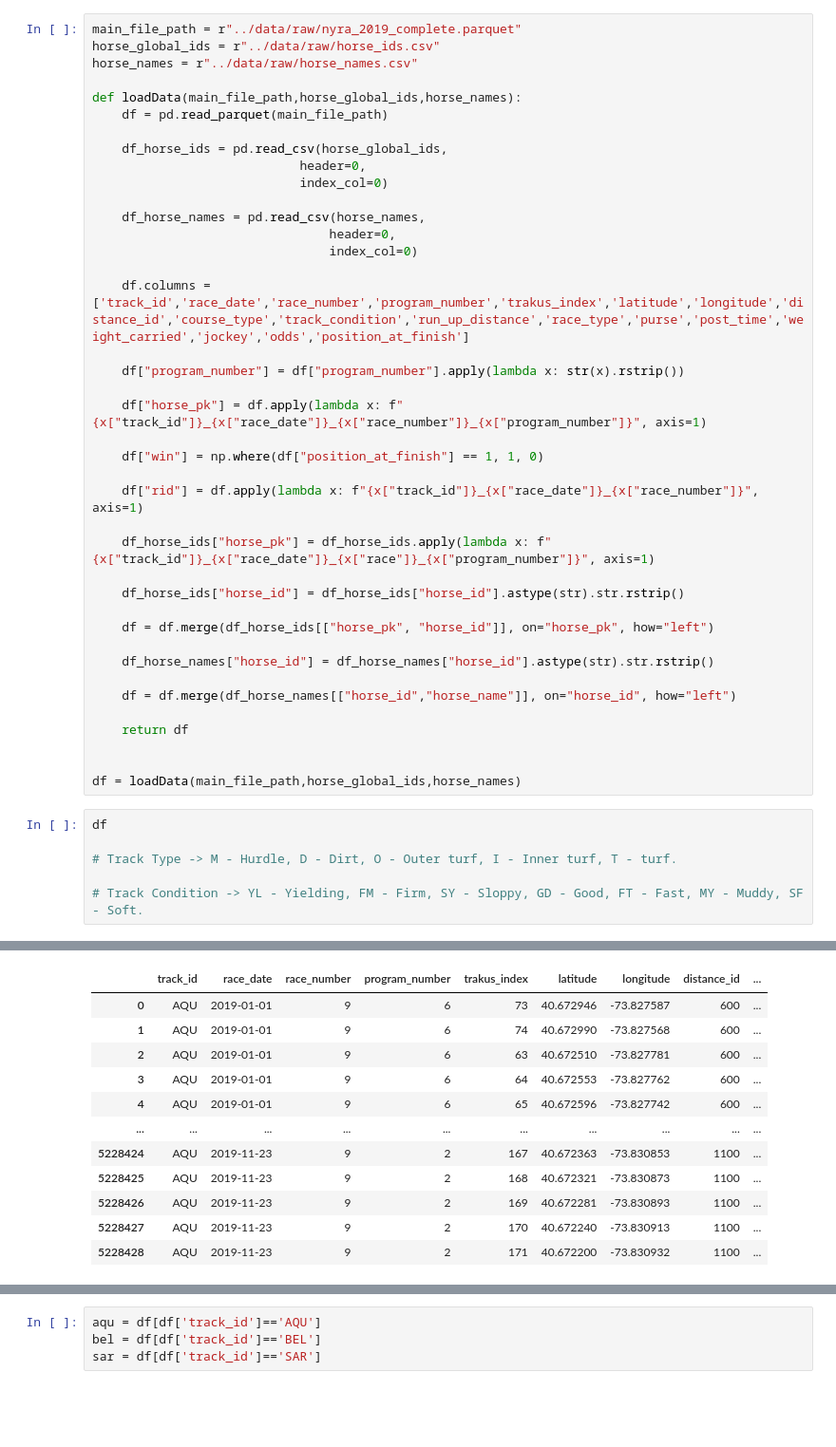
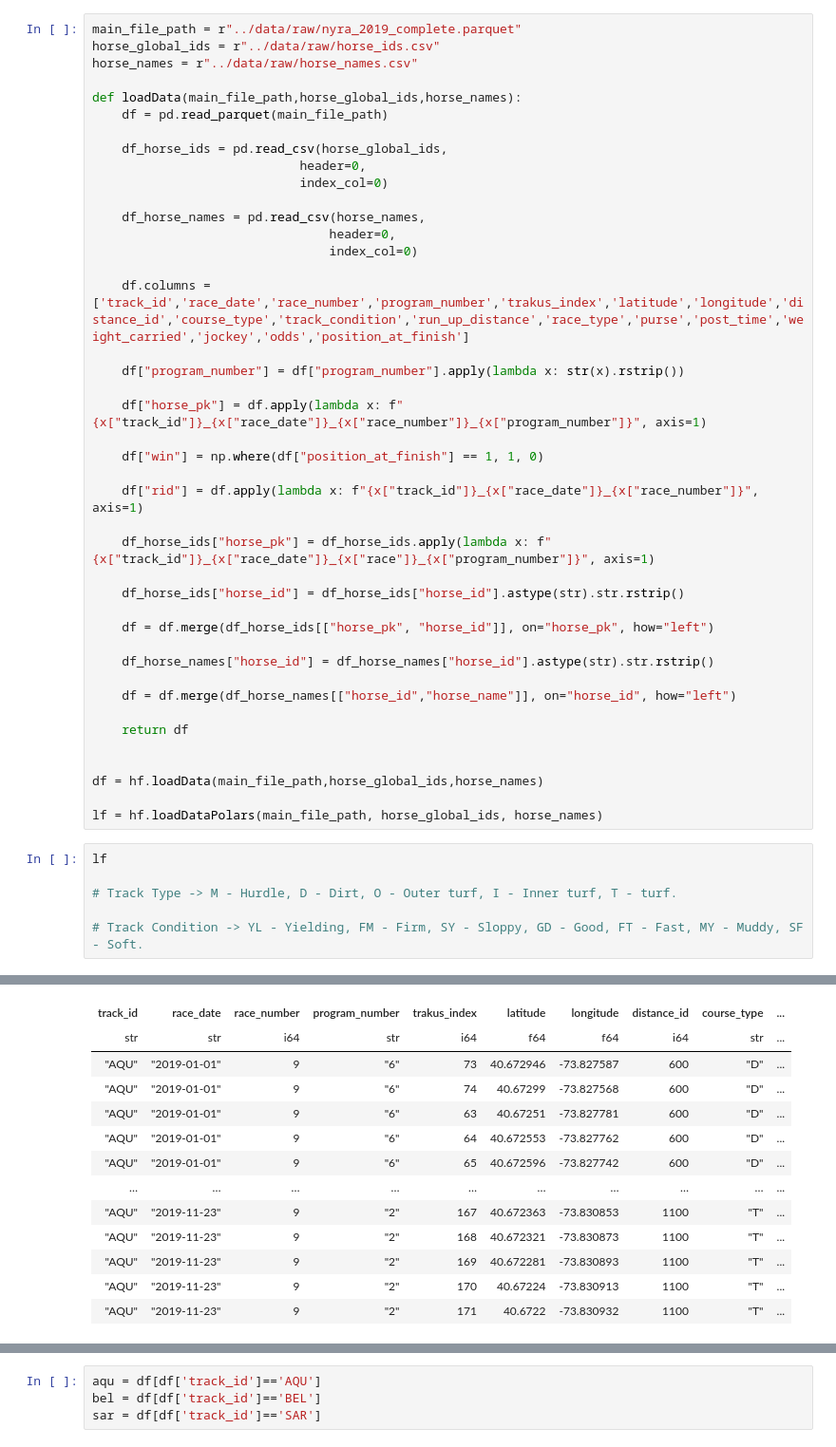
Before and after one commit to sajodajo/HorseRacing, a Jupyter notebook: notebooks/1_EDA_SJ.ipynb, the cells around one changed output, grey strips where cells are left out. Shown: that part at 95% size. Drawn from its saved outputs; the diff is of its cells as text; blank space fills up the shorter version.

```diff
--- a/notebooks/1_EDA_SJ.ipynb
+++ b/notebooks/1_EDA_SJ.ipynb
@@ -40,9 +51,11 @@ def loadData(main_file_path,horse_global_ids,horse_names):
     return df
 
 
-df = loadData(main_file_path,horse_global_ids,horse_names)
+df = hf.loadData(main_file_path,horse_global_ids,horse_names)
+
+lf = hf.loadDataPolars(main_file_path, horse_global_ids, horse_names)
 # %%
-df
+lf
 
 # Track Type -> M - Hurdle, D - Dirt, O - Outer turf, I - Inner turf, T - turf.
 
@@ -51,12 +65,13 @@ df
-|  | track_id | race_date | race_number | program_number | trakus_index | latitude | longitude | distance_id | ... |
-| 0 | AQU | 2019-01-01 | 9 | 6 | 73 | 40.672946 | -73.827587 | 600 | ... |
-| 1 | AQU | 2019-01-01 | 9 | 6 | 74 | 40.672990 | -73.827568 | 600 | ... |
-| 2 | AQU | 2019-01-01 | 9 | 6 | 63 | 40.672510 | -73.827781 | 600 | ... |
-| 3 | AQU | 2019-01-01 | 9 | 6 | 64 | 40.672553 | -73.827762 | 600 | ... |
-| 4 | AQU | 2019-01-01 | 9 | 6 | 65 | 40.672596 | -73.827742 | 600 | ... |
-| ... | ... | ... | ... | ... | ... | ... | ... | ... | ... |
-| 5228424 | AQU | 2019-11-23 | 9 | 2 | 167 | 40.672363 | -73.830853 | 1100 | ... |
-| 5228425 | AQU | 2019-11-23 | 9 | 2 | 168 | 40.672321 | -73.830873 | 1100 | ... |
-| 5228426 | AQU | 2019-11-23 | 9 | 2 | 169 | 40.672281 | -73.830893 | 1100 | ... |
-| 5228427 | AQU | 2019-11-23 | 9 | 2 | 170 | 40.672240 | -73.830913 | 1100 | ... |
-| 5228428 | AQU | 2019-11-23 | 9 | 2 | 171 | 40.672200 | -73.830932 | 1100 | ... |
+| track_id | race_date | race_number | program_number | trakus_index | latitude | longitude | distance_id | course_type | ... |
+| str | str | i64 | str | i64 | f64 | f64 | i64 | str | ... |
+| "AQU" | "2019-01-01" | 9 | "6" | 73 | 40.672946 | -73.827587 | 600 | "D" | ... |
+| "AQU" | "2019-01-01" | 9 | "6" | 74 | 40.67299 | -73.827568 | 600 | "D" | ... |
+| "AQU" | "2019-01-01" | 9 | "6" | 63 | 40.67251 | -73.827781 | 600 | "D" | ... |
+| "AQU" | "2019-01-01" | 9 | "6" | 64 | 40.672553 | -73.827762 | 600 | "D" | ... |
+| "AQU" | "2019-01-01" | 9 | "6" | 65 | 40.672596 | -73.827742 | 600 | "D" | ... |
+| … | … | … | … | … | … | … | … | … | ... |
+| "AQU" | "2019-11-23" | 9 | "2" | 167 | 40.672363 | -73.830853 | 1100 | "T" | ... |
+| "AQU" | "2019-11-23" | 9 | "2" | 168 | 40.672321 | -73.830873 | 1100 | "T" | ... |
+| "AQU" | "2019-11-23" | 9 | "2" | 169 | 40.672281 | -73.830893 | 1100 | "T" | ... |
+| "AQU" | "2019-11-23" | 9 | "2" | 170 | 40.67224 | -73.830913 | 1100 | "T" | ... |
+| "AQU" | "2019-11-23" | 9 | "2" | 171 | 40.6722 | -73.830932 | 1100 | "T" | ... |
```
Also changed, not shown: parts of 4 cells of this notebook, 2 other files.
